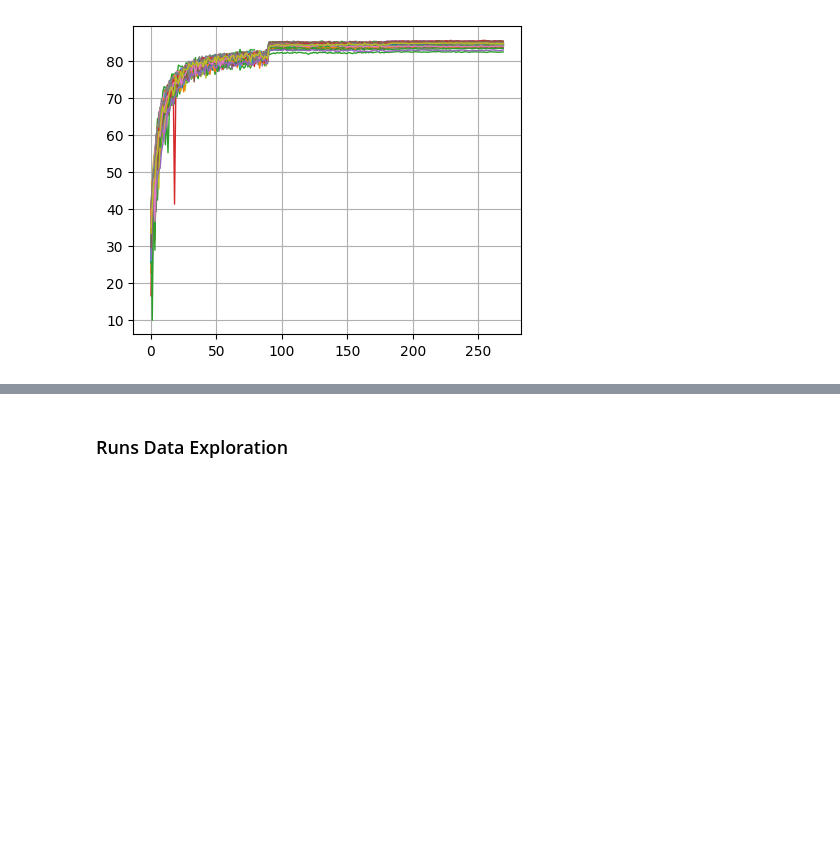
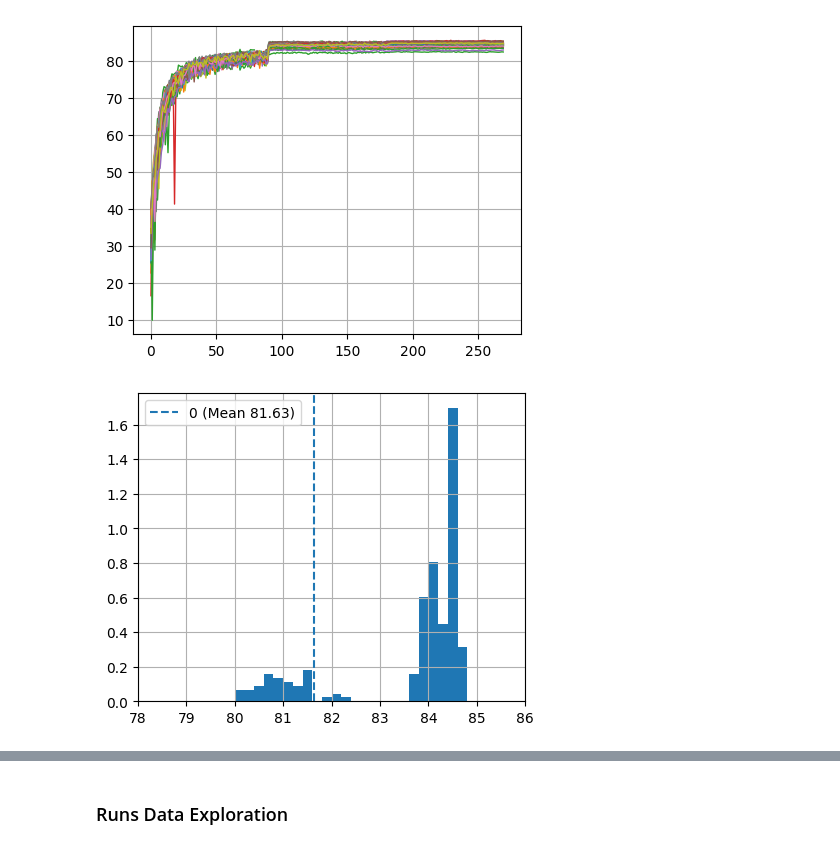
Before and after one commit to drothermel/dr_gen, a Jupyter notebook: notebooks/plot_util_examples.ipynb, the cells around one changed output, grey strips where cells are left out. Cells and saved outputs as stored; diff of their text form; code cells hidden in the pictures; blank space fills up the shorter version.

```diff
--- a/notebooks/plot_util_examples.ipynb
+++ b/notebooks/plot_util_examples.ipynb
@@ -159,3 +160,12 @@ cp.line_plot(
 )
 # %% [output]
 [figure]
+# %%
+hpm_ind = 0
+cp.histogram_plot(
+    val_acc1_curves[hpm_ind][0],
+    density=True,
+    xlim=(78, 86),
+)
+# %% [output]
+[figure, added]
```
Also changed, not shown: parts of 13 cells of this notebook, 3 other files.
